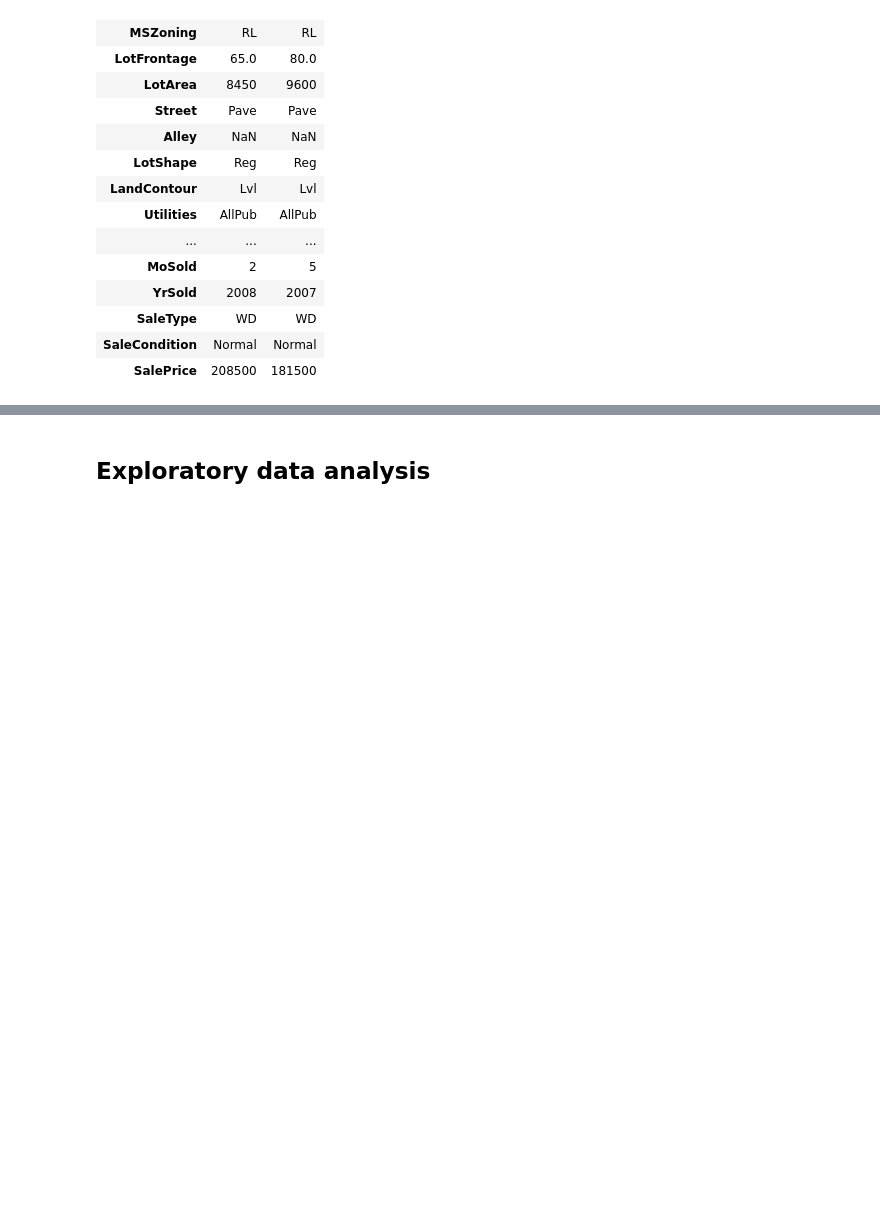
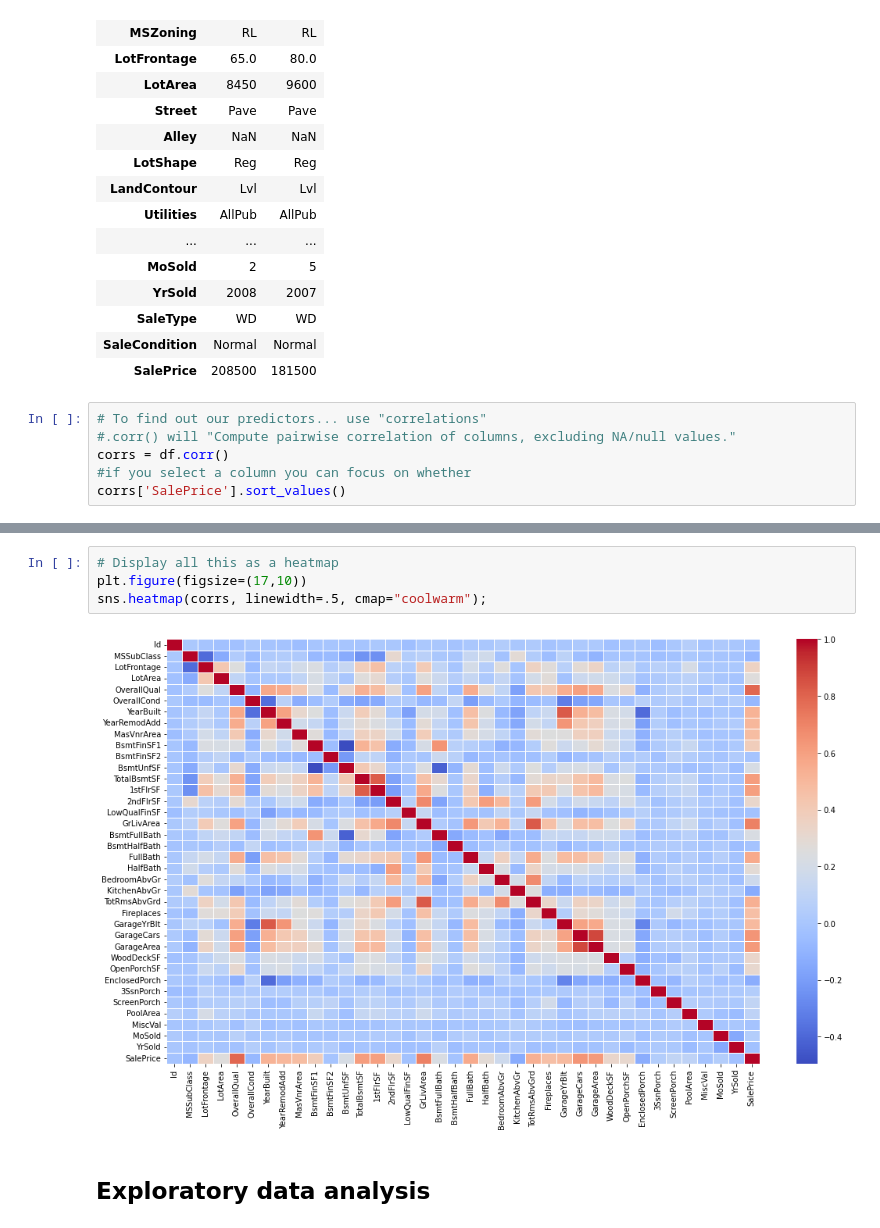
Before and after one commit to MMartGA99/501-linear-reg-ames-housing, a Jupyter notebook: analysis/ames-housing-saleprice.ipynb, the cells around one changed output, grey strips where cells are left out. Drawn from its saved outputs; the diff is of its cells as text; blank space fills up the shorter version.

```diff
--- a/analysis/ames-housing-saleprice.ipynb
+++ b/analysis/ames-housing-saleprice.ipynb
@@ -38,3 +38,9 @@ df.head(2).T
 | SaleType | WD | WD |
 | SaleCondition | Normal | Normal |
 | SalePrice | 208500 | 181500 |
+# %%
+# To find out our predictors... use "correlations"
+#.corr() will "Compute pairwise correlation of columns, excluding NA/null values."
+corrs = df.corr()
+#if you select a column you can focus on whether
+corrs['SalePrice'].sort_values()
@@ -41,3 +65,9 @@ df.head(2).T
+# %%
+# Display all this as a heatmap
+plt.figure(figsize=(17,10))
+sns.heatmap(corrs, linewidth=.5, cmap="coolwarm");
+# %% [output]
+[figure, added]
 # %% [markdown]
 ## Exploratory data analysis
 # %%
```
Also changed, not shown: parts of 14 cells of this notebook, 2 other files.
